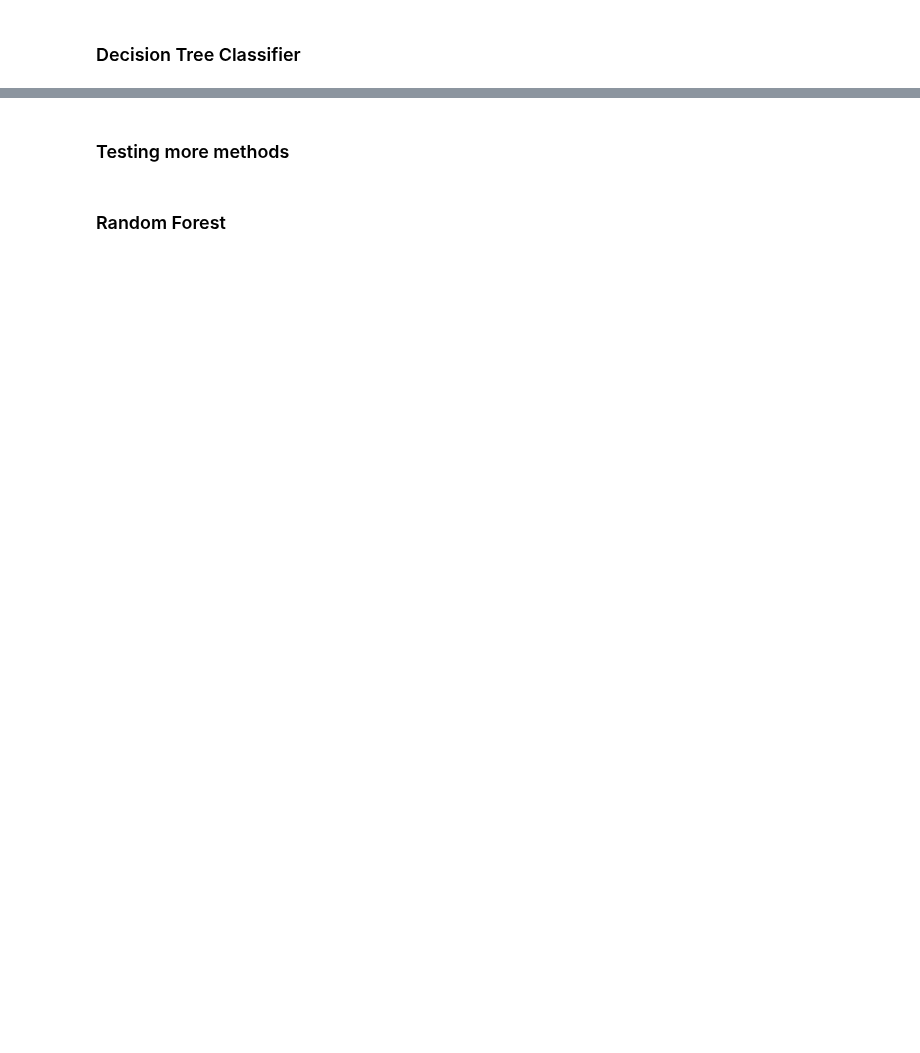
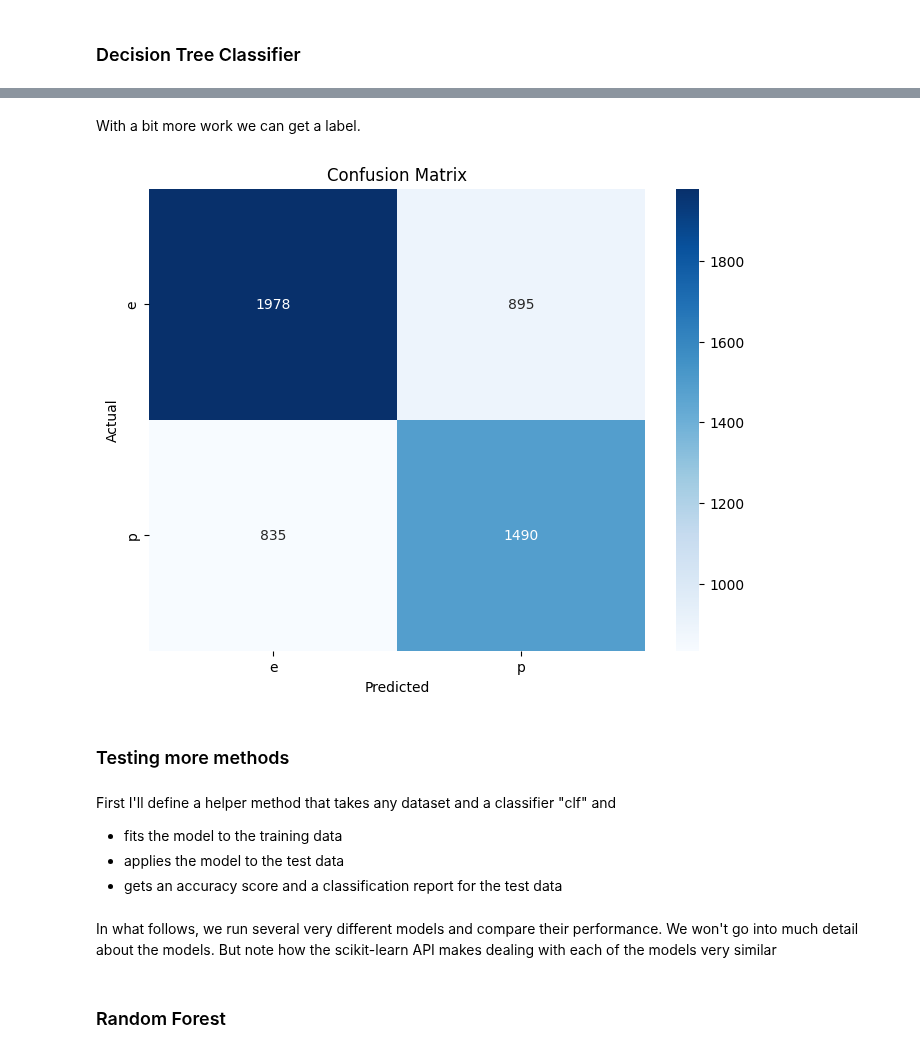
Before and after one commit to AET-CS/aet-cs.github.io, a Jupyter notebook: white/ML/lessons/mushroom_student.ipynb, the cells around one changed output, grey strips where cells are left out. Cells and saved outputs as stored; diff of their text form; code cells hidden in the pictures; blank space fills up the shorter version.

```diff
--- a/white/ML/lessons/mushroom_student.ipynb
+++ b/white/ML/lessons/mushroom_student.ipynb
@@ -153,9 +283,17 @@ from sklearn.preprocessing import LabelEncoder
 from sklearn.tree import DecisionTreeClassifier
 from sklearn.metrics import accuracy_score, classification_report
 
-df = pd.read_csv(filepath)
+df = pd.read_csv(data_url)
+
+# drop the useless feature
+df = df.drop('veil-type', axis=1)
+
+# drop the target from X -- and store it as y
 X = df.drop('class', axis = 1)
 y = df['class']
 
+# one-hot encode all columns at once
 X = pd.get_dummies(X)
-df.describe()
+
+# show it to me
+X.describe()
@@ -182,0 +311,14 @@ print(classification_report(y_test, y_pred))
+# %%
+# Split the data into training and testing sets
+X_train, X_test, y_train, y_test = train_test_split(X, y, test_size=0.2, random_state=42)
+
+# Initialize the DecisionTreeClassifier
+clf = DecisionTreeClassifier()
+
+# Fit the model
+clf.fit(X_train, y_train)
+
+# Make predictions
+y_pred = clf.predict(X_test)
+results = pd.DataFrame([y_pred, y_test])
+results
@@ -187,15 +365,24 @@ confusion_matrix(y_test, y_pred)
+# %% [markdown]
+With a bit more work we can get a label.
 # %%
 # Calculate the confusion matrix
-cm = confusion_matrix(y_test, y_pred)
+cm = confusion_matrix(y_test, clf.predict(X_test))
 cm_display = ConfusionMatrixDisplay(confusion_matrix=cm, display_labels=clf.classes_)
 
 # Plot the confusion matrix
 fig, ax = plt.subplots(figsize=(8, 6))
 sns.heatmap(cm, annot=True, fmt='d', cmap='Blues', xticklabels=clf.classes_, yticklabels=clf.classes_)
 plt.xlabel('Predicted')
 plt.ylabel('Actual')
 plt.title('Confusion Matrix')
 plt.show()
+# %% [output]
+[figure, added]
 # %% [markdown]
 ### Testing more methods
+# %% [markdown]
+First I'll define a helper method that takes any dataset and a classifier "clf" and
+* fits the model to the training data
+* applies the model to the test data
+* gets an accuracy score and a classification report for the test data
 # %%
@@ -212,6 +398,8 @@ def classifier_tryout(clf, X_train, y_train, X_test, y_test):
 
 	print("Classification Report:")
 	print(classification_report(y_test, y_pred))
+# %% [markdown]
+In what follows, we run several very different models and compare their performance. We won't go into much detail about the models. But note how the scikit-learn API makes dealing with each of the models very similar
 # %% [markdown]
 ### Random Forest
 # %%
```
Also changed, not shown: parts of 42 cells of this notebook.
